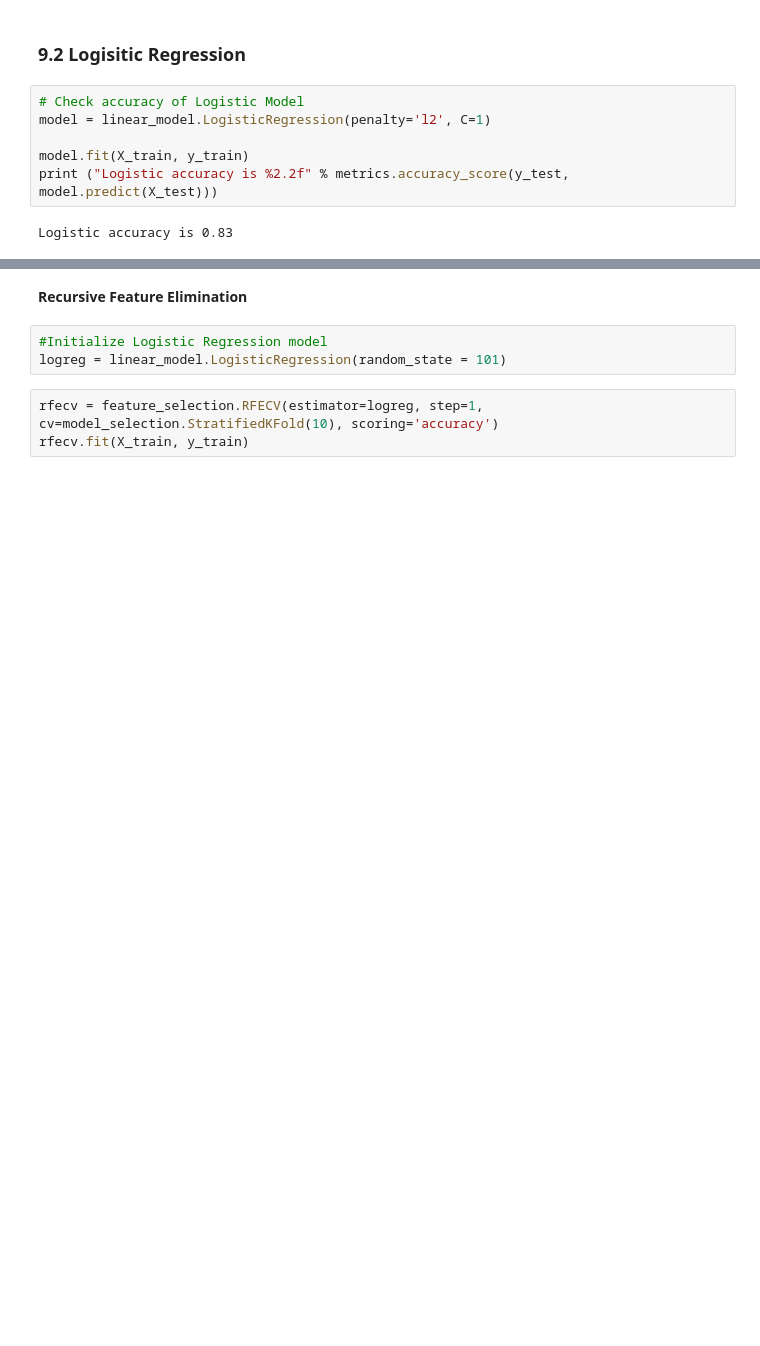
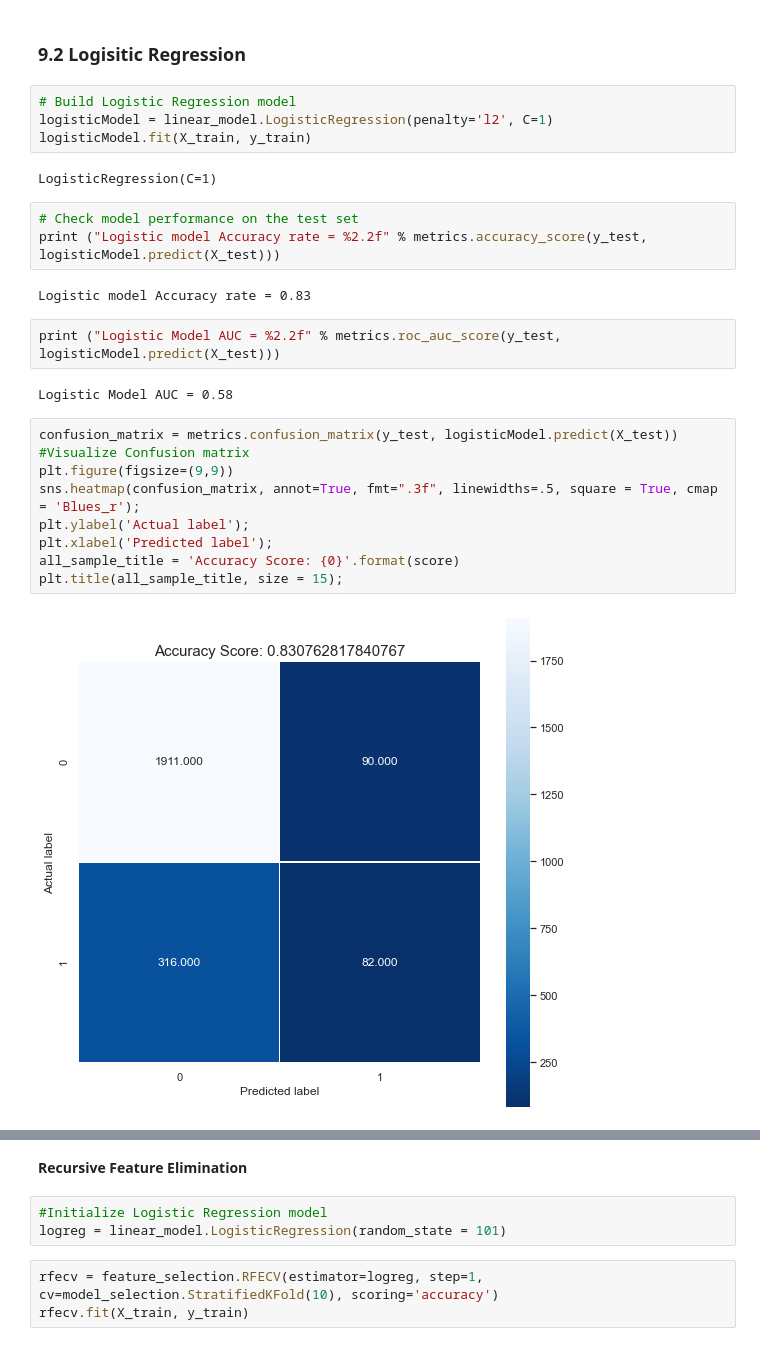
Before and after one commit to ankurdhamija83/Data-Science-Portfolio, a Jupyter notebook: Applied-ML-Models/HR-Analytics/HR-Analytics.ipynb, the cells around one changed output, grey strips where cells are left out. Drawn from its saved outputs; the diff is of its cells as text; blank space fills up the shorter version.

```diff
--- a/Applied-ML-Models/HR-Analytics/HR-Analytics.ipynb
+++ b/Applied-ML-Models/HR-Analytics/HR-Analytics.ipynb
@@ -655,10 +664,28 @@ weighted avg       0.70      0.83      0.76      2399
 # %% [markdown]
 ### 9.2 Logisitic Regression
 # %%
-# Check accuracy of Logistic Model
-model = linear_model.LogisticRegression(penalty='l2', C=1)
-
-model.fit(X_train, y_train)
-print ("Logistic accuracy is %2.2f" % metrics.accuracy_score(y_test, model.predict(X_test)))
+# Build Logistic Regression model
+logisticModel = linear_model.LogisticRegression(penalty='l2', C=1)
+logisticModel.fit(X_train, y_train)
 # %% [output]
-Logistic accuracy is 0.83
+LogisticRegression(C=1)
+# %%
+# Check model performance on the test set
+print ("Logistic model Accuracy rate = %2.2f" % metrics.accuracy_score(y_test, logisticModel.predict(X_test)))
+# %% [output]
+Logistic model Accuracy rate = 0.83
+# %%
+print ("Logistic Model AUC = %2.2f" % metrics.roc_auc_score(y_test, logisticModel.predict(X_test)))
+# %% [output]
+Logistic Model AUC = 0.58
+# %%
+confusion_matrix = metrics.confusion_matrix(y_test, logisticModel.predict(X_test))
+#Visualize Confusion matrix
+plt.figure(figsize=(9,9))
+sns.heatmap(confusion_matrix, annot=True, fmt=".3f", linewidths=.5, square = True, cmap = 'Blues_r');
+plt.ylabel('Actual label');
+plt.xlabel('Predicted label');
+all_sample_title = 'Accuracy Score: {0}'.format(score)
+plt.title(all_sample_title, size = 15);
+# %% [output]
+[figure, added]
```
Also changed, not shown: parts of 11 cells of this notebook.
